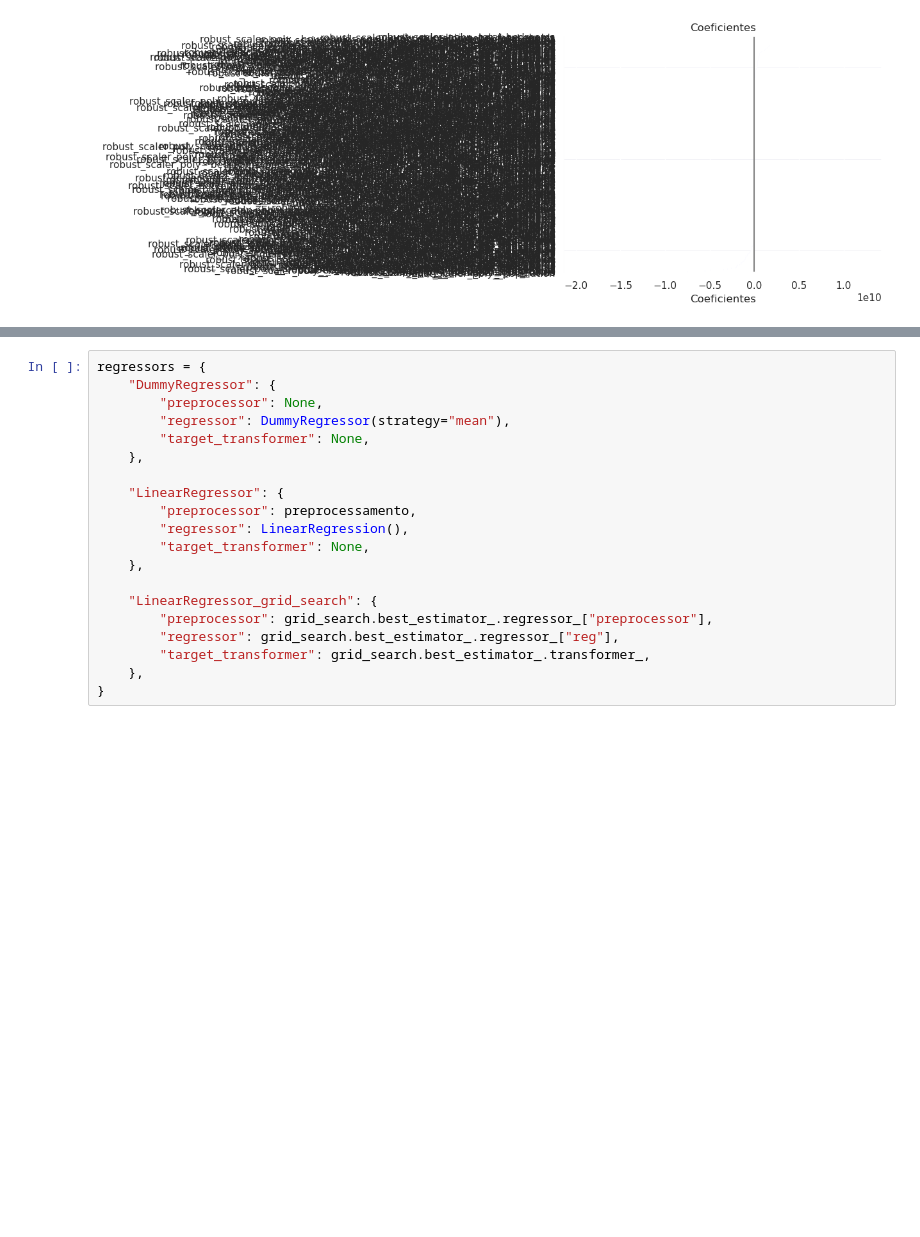
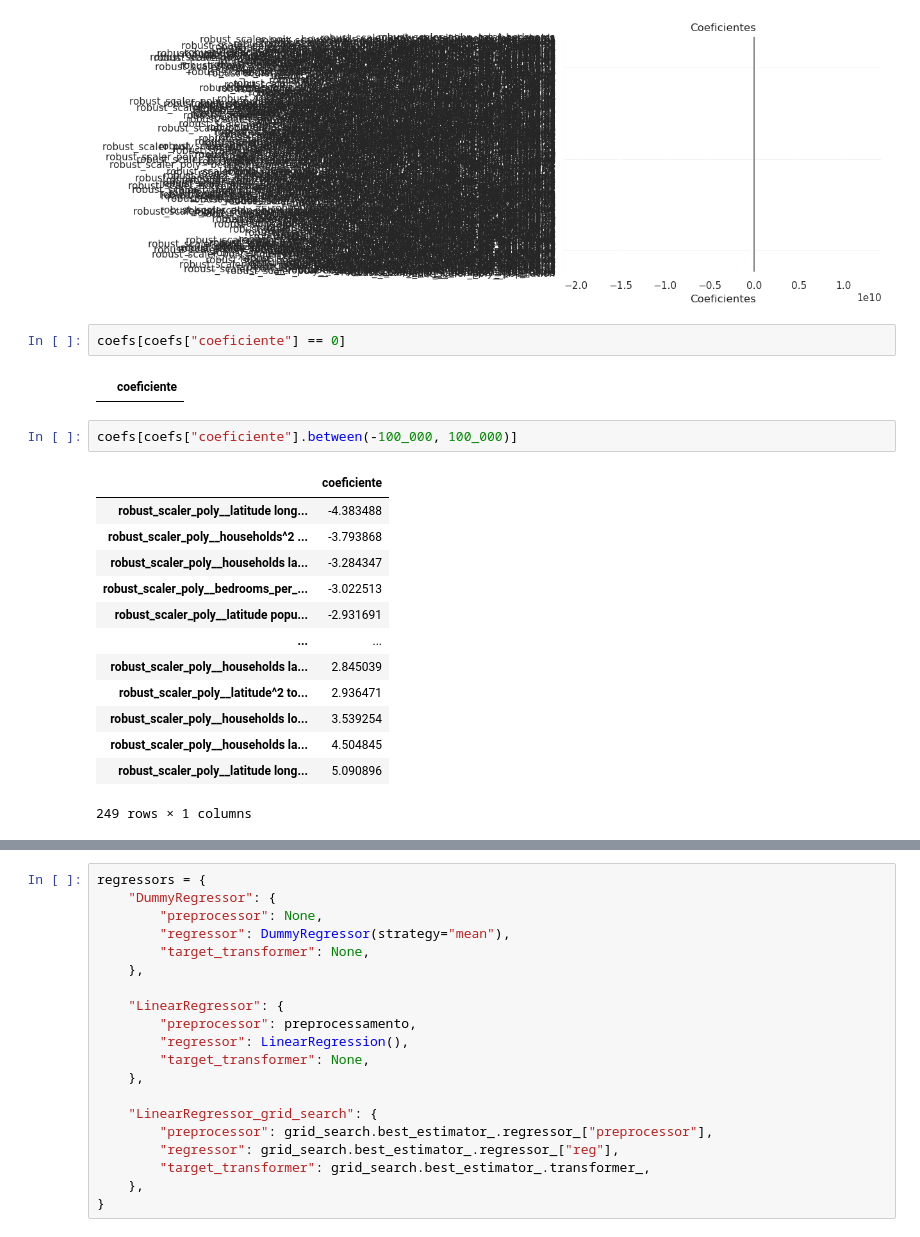
Before and after one commit to HilarioMarques/Regressao_preco_casas_California_Kaggle, a Jupyter notebook: notebooks/Machine_Learning.ipynb, the cells around one changed output, grey strips where cells are left out. Drawn from its saved outputs; the diff is of its cells as text; blank space fills up the shorter version.

```diff
--- a/notebooks/Machine_Learning.ipynb
+++ b/notebooks/Machine_Learning.ipynb
@@ -176,3 +176,23 @@ coefs
 plot_coeficientes(coefs)
 # %% [output]
 [figure]
+# %%
+coefs[coefs["coeficiente"] == 0]
+# %% [output]
+|  | coeficiente |
+# %%
+coefs[coefs["coeficiente"].between(-100_000, 100_000)]
+# %% [output]
+|  | coeficiente |
+| robust_scaler_poly__latitude long... | -4.383488 |
+| robust_scaler_poly__households^2 ... | -3.793868 |
+| robust_scaler_poly__households la... | -3.284347 |
+| robust_scaler_poly__bedrooms_per_... | -3.022513 |
+| robust_scaler_poly__latitude popu... | -2.931691 |
+| ... | ... |
+| robust_scaler_poly__households la... | 2.845039 |
+| robust_scaler_poly__latitude^2 to... | 2.936471 |
+| robust_scaler_poly__households lo... | 3.539254 |
+| robust_scaler_poly__households la... | 4.504845 |
+| robust_scaler_poly__latitude long... | 5.090896 |
+249 rows × 1 columns
```
Also changed, not shown: parts of 1 cell of this notebook.
